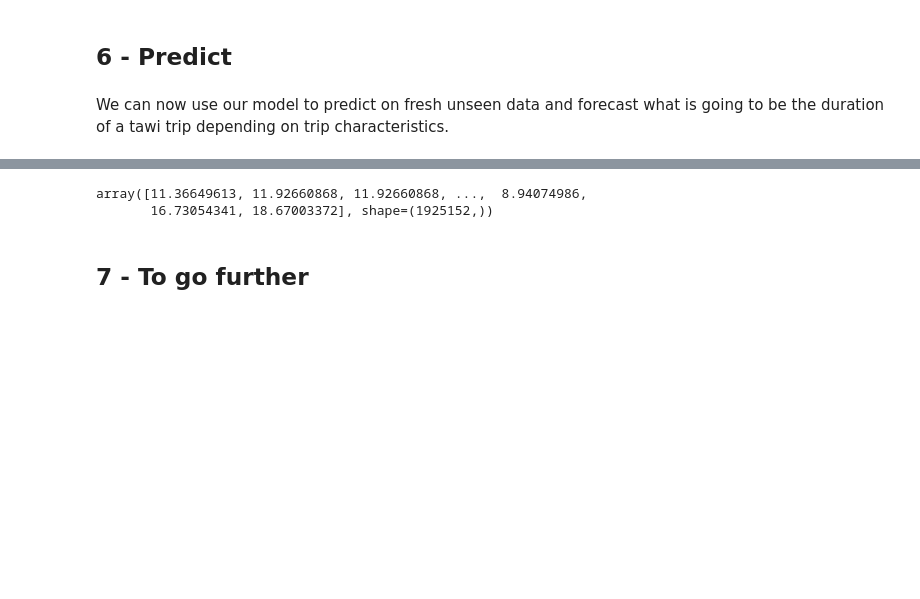
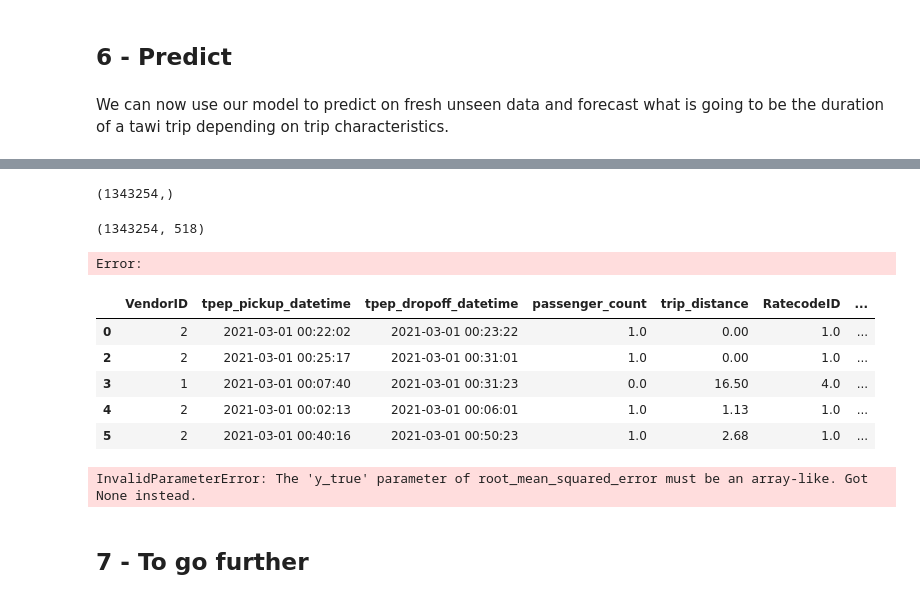
Before and after one commit to lorenzodelmedico/MLFlow_personal, a Jupyter notebook: practice-experiment-tracking.ipynb, the cells around one changed output, grey strips where cells are left out. Drawn from its saved outputs; the diff is of its cells as text; code cells hidden in the pictures; blank space fills up the shorter version.

Commit message:
final commit -final pred dimension error

```diff
--- a/practice-experiment-tracking.ipynb
+++ b/practice-experiment-tracking.ipynb
@@ -452,10 +460,19 @@ Name: taxi_trip_lr_model
+# %%
+y_train.shape
+# %% [output]
+(1343254,)
+# %%
+X_train.shape
+# %% [output]
+(1343254, 518)
 # %%
 # Load prediction data
 predict_df = load_data(predict_path)
 
-# Apply feature engineering
-predict_df = encode_categorical_cols(predict_df)
-X_pred, _, _ = extract_x_y(predict_df, dv=dv, with_target=False)
+predict_df = compute_target(predict_df)
+predict_df = filter_outliers(predict_df)
+predict_df = encode_categorical_cols(predict_df, CATEGORICAL_COLS)
+X_pred, y, dv = extract_x_y(predict_df, categorical_cols=CATEGORICAL_COLS, dv=dv, with_target=True)
 
 # Load production model in mlflow in a variable `model`
 model = None
@@ -468,8 +485,21 @@ model = mlflow.sklearn.load_model(model_uri)
 y_pred = predict_duration(X_pred, model)
 y_pred
 # %% [output]
-array([11.36649613, 11.92660868, 11.92660868, ...,  8.94074986,
-       16.73054341, 18.67003372], shape=(1925152,))
+Error:
+# %%
+predict_df.head()
+# %% [output]
+|  | VendorID | tpep_pickup_datetime | tpep_dropoff_datetime | passenger_count | trip_distance | RatecodeID | ... |
+| 0 | 2 | 2021-03-01 00:22:02 | 2021-03-01 00:23:22 | 1.0 | 0.00 | 1.0 | ... |
+| 2 | 2 | 2021-03-01 00:25:17 | 2021-03-01 00:31:01 | 1.0 | 0.00 | 1.0 | ... |
+| 3 | 1 | 2021-03-01 00:07:40 | 2021-03-01 00:31:23 | 0.0 | 16.50 | 4.0 | ... |
+| 4 | 2 | 2021-03-01 00:02:13 | 2021-03-01 00:06:01 | 1.0 | 1.13 | 1.0 | ... |
+| 5 | 2 | 2021-03-01 00:40:16 | 2021-03-01 00:50:23 | 1.0 | 2.68 | 1.0 | ... |
+# %%
+train_final = evaluate_model(y, y_pred)
+train_final
+# %% [output]
+InvalidParameterError: The 'y_true' parameter of root_mean_squared_error must be an array-like. Got None instead.
 # %% [markdown]
 ## 7 - To go further
 # %% [markdown]
```
Also changed, not shown: parts of 6 cells of this notebook, 18 other files.
